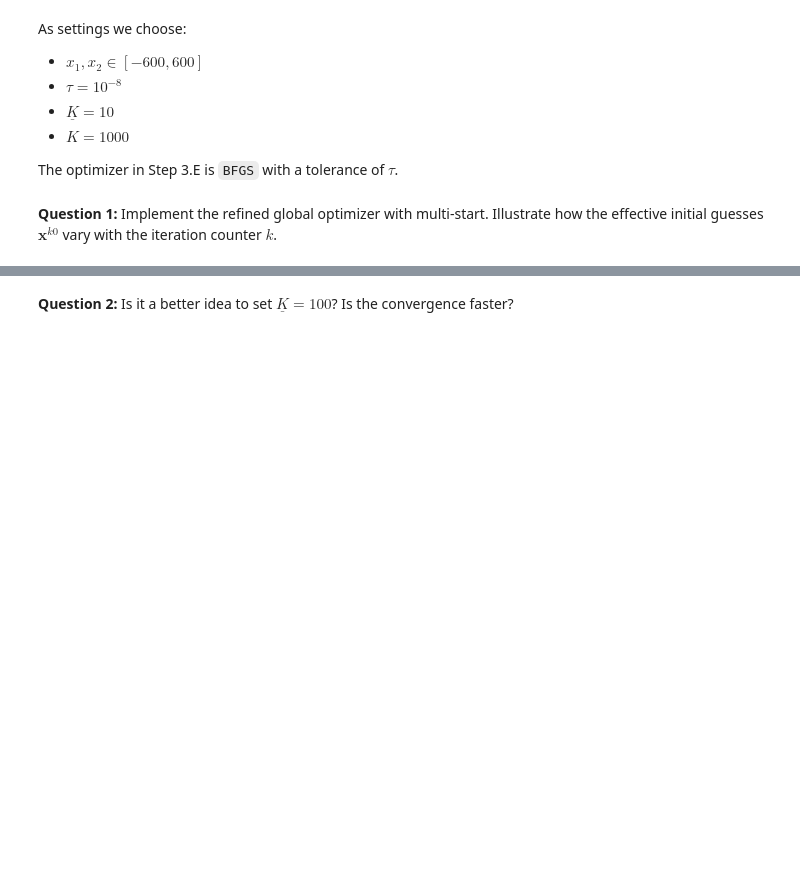
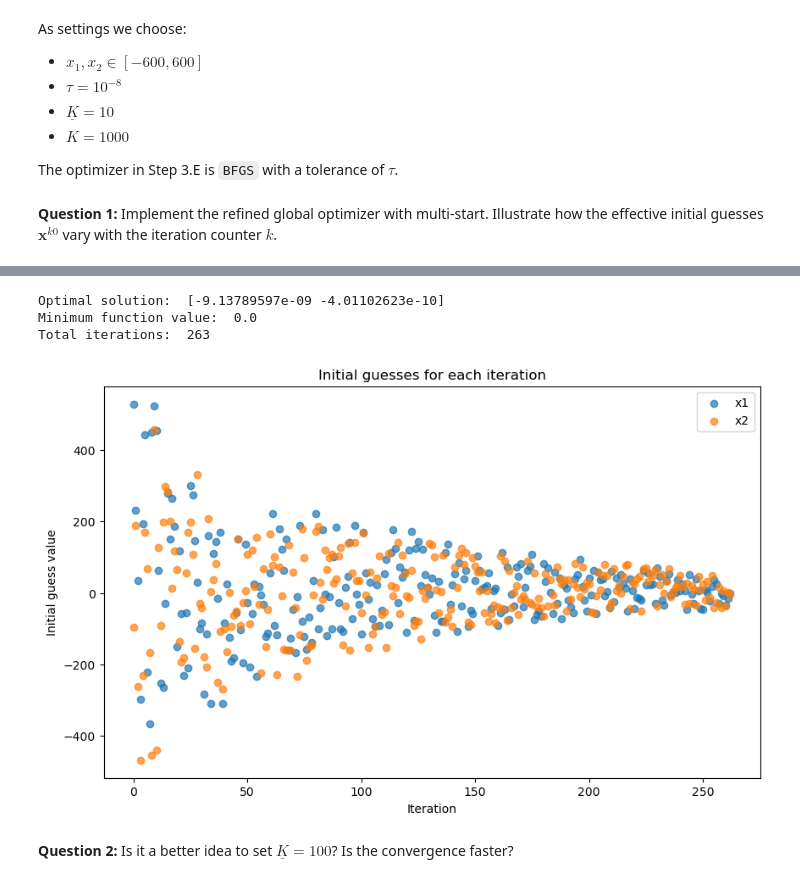
Before and after one commit to NumEconCopenhagen/projects-2023-pied-piper, a Jupyter notebook: examproject/Exam-2023-notebook.ipynb, the cells around one changed output, grey strips where cells are left out. Cells and saved outputs as stored; diff of their text form; code cells hidden in the pictures; blank space fills up the shorter version.

```diff
--- a/examproject/Exam-2023-notebook.ipynb
+++ b/examproject/Exam-2023-notebook.ipynb
@@ -748,2 +873,37 @@ The optimizer in Step 3.E is `BFGS` with a tolerance of $\tau$.
+# %%
+# 1. Setting parameters for BFGS optimizer
+lower_bound = np.array([-600, -600])
+upper_bound = np.array([600, 600])
+K_warm = 10 # warmup iterations
+K_max = 1000 # max iterations
+tau = 1e-8 # tolerance
+repeat = 10 # number of times to repeat the optimizer
+# %%
+# 1. Run the repeated optimizer
+x_opt, y_opt, x_initial_guesses, overall_iterations = ex.repeated_global_optimize(griewank_, lower_bound, upper_bound, K_warm, K_max, tau, repeat)
+
+# 2. Print result
+print("Optimal solution: ", x_opt)
+print("Minimum function value: ", y_opt)
+print("Total iterations: ", overall_iterations)
+
+# 3. Plotting initial guesses
+plt.figure(figsize=(10, 6))
+x_initial_guesses = np.array(x_initial_guesses)
+plt.scatter(range(len(x_initial_guesses)), x_initial_guesses[:, 0], label="x1", alpha=0.7)
+plt.scatter(range(len(x_initial_guesses)), x_initial_guesses[:, 1], label="x2", alpha=0.7)
+
+# 4. Setting label and legend
+plt.xlabel("Iteration")
+plt.ylabel("Initial guess value")
+plt.title("Initial guesses for each iteration")
+plt.legend()
+
+plt.show()
+# %% [output]
+Optimal solution:  [-9.13789597e-09 -4.01102623e-10]
+Minimum function value:  0.0
+Total iterations:  263
+[figure, added]
 # %% [markdown]
 **Question 2:** Is it a better idea to set $\underline{K} = 100$? Is the convergence faster?
```
Also changed, not shown: parts of 28 cells of this notebook, 1 other file.
